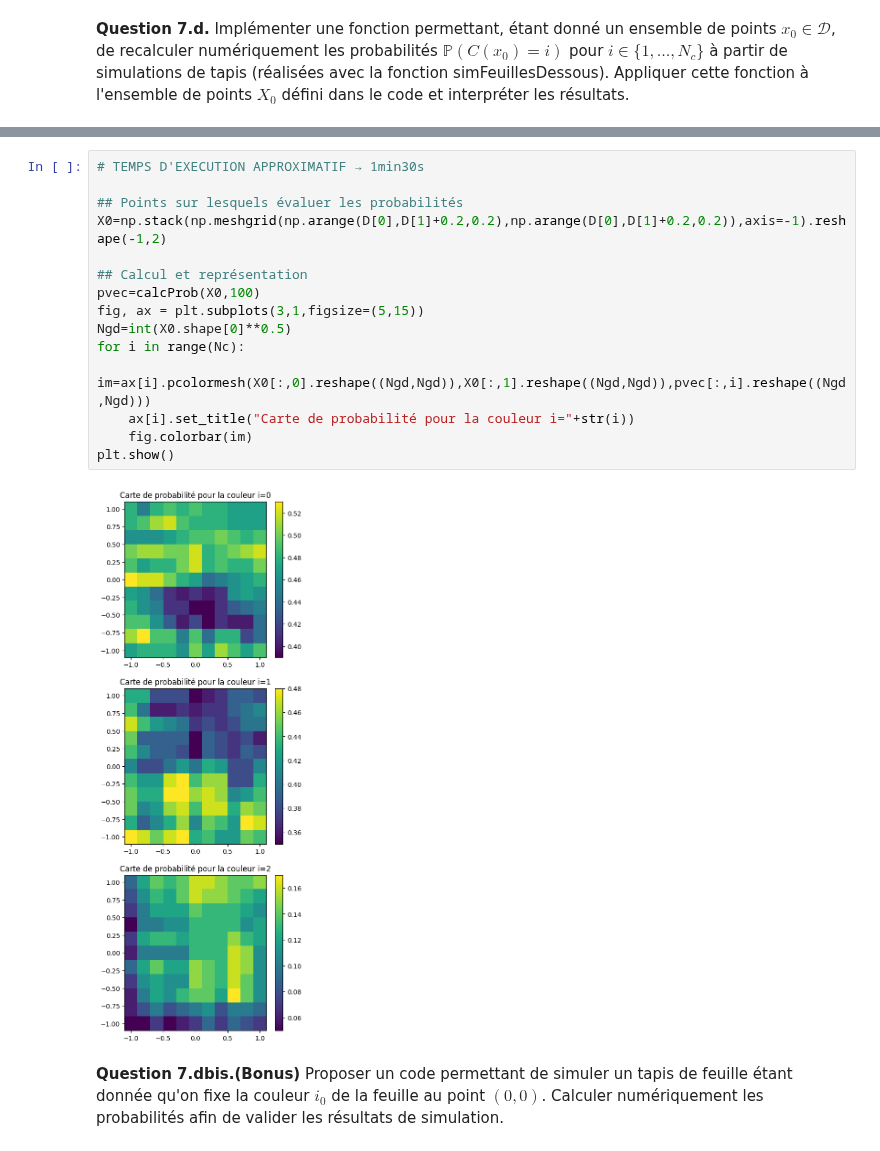
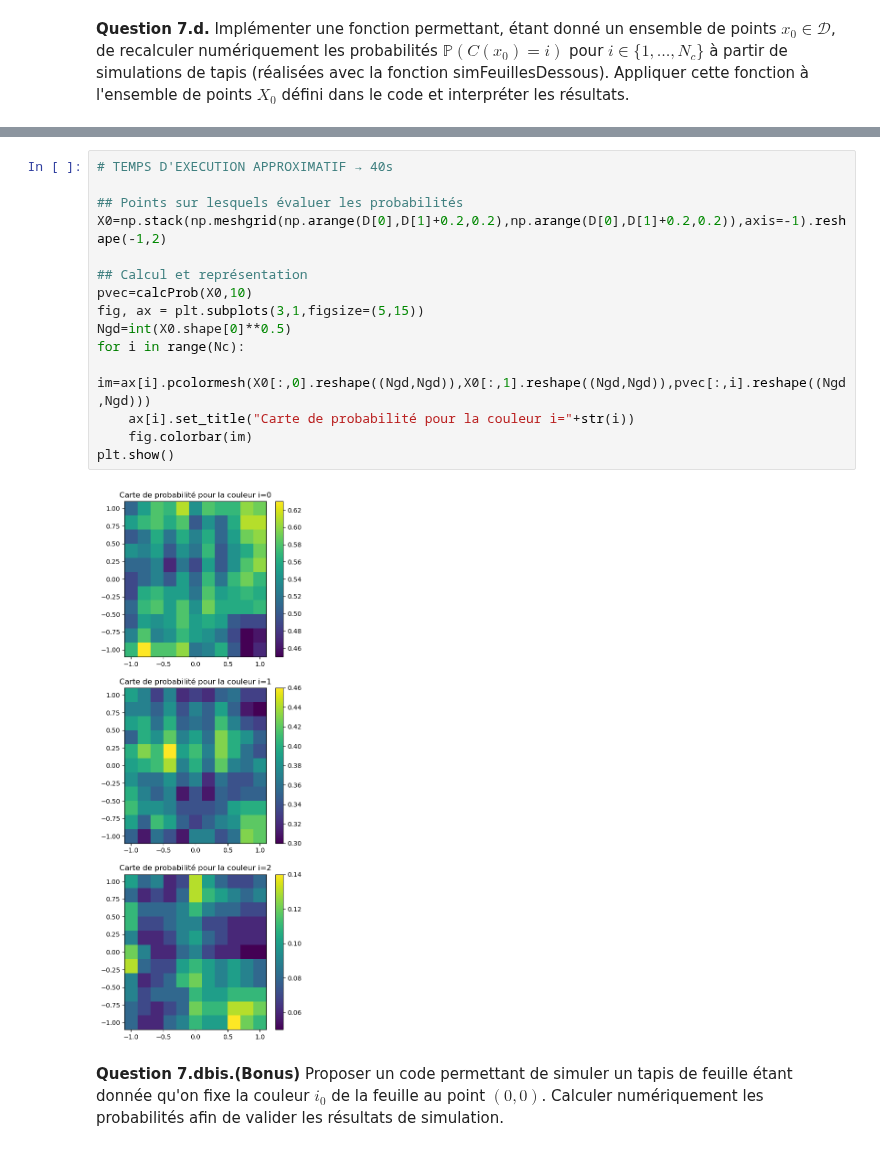
Before and after one commit to bavrillon/Projet-Maths-2---Probas, a Jupyter notebook: PN_Probas_24-25_VF.ipynb, the cells around one changed output, grey strips where cells are left out. Cells and saved outputs as stored; diff of their text form.

```diff
--- a/PN_Probas_24-25_VF.ipynb
+++ b/PN_Probas_24-25_VF.ipynb
@@ -826,22 +823,22 @@ def calcProb(X0,nsim):
     Prob = Prob/nsim
     return(Prob)
 # %%
-# TEMPS D'EXECUTION APPROXIMATIF → 1min30s
+# TEMPS D'EXECUTION APPROXIMATIF → 40s
 
 ## Points sur lesquels évaluer les probabilités
 X0=np.stack(np.meshgrid(np.arange(D[0],D[1]+0.2,0.2),np.arange(D[0],D[1]+0.2,0.2)),axis=-1).reshape(-1,2)
 
 ## Calcul et représentation
-pvec=calcProb(X0,100)
+pvec=calcProb(X0,10)
 fig, ax = plt.subplots(3,1,figsize=(5,15))
 Ngd=int(X0.shape[0]**0.5)
 for i in range(Nc):
     im=ax[i].pcolormesh(X0[:,0].reshape((Ngd,Ngd)),X0[:,1].reshape((Ngd,Ngd)),pvec[:,i].reshape((Ngd,Ngd)))
     ax[i].set_title("Carte de probabilité pour la couleur i="+str(i))
     fig.colorbar(im)
 plt.show()
 # %% [output]
-[figure, old version]
+[figure, new version]
 # %% [markdown]
 **Question 7.dbis.(Bonus)** Proposer un code permettant de simuler un tapis de feuille étant donnée qu'on fixe la couleur $i_0$ de la feuille au point $(0,0)$. Calculer numériquement les probabilités afin de valider les résultats de simulation.
 # %%
```
Also changed, not shown: parts of 9 cells of this notebook.
